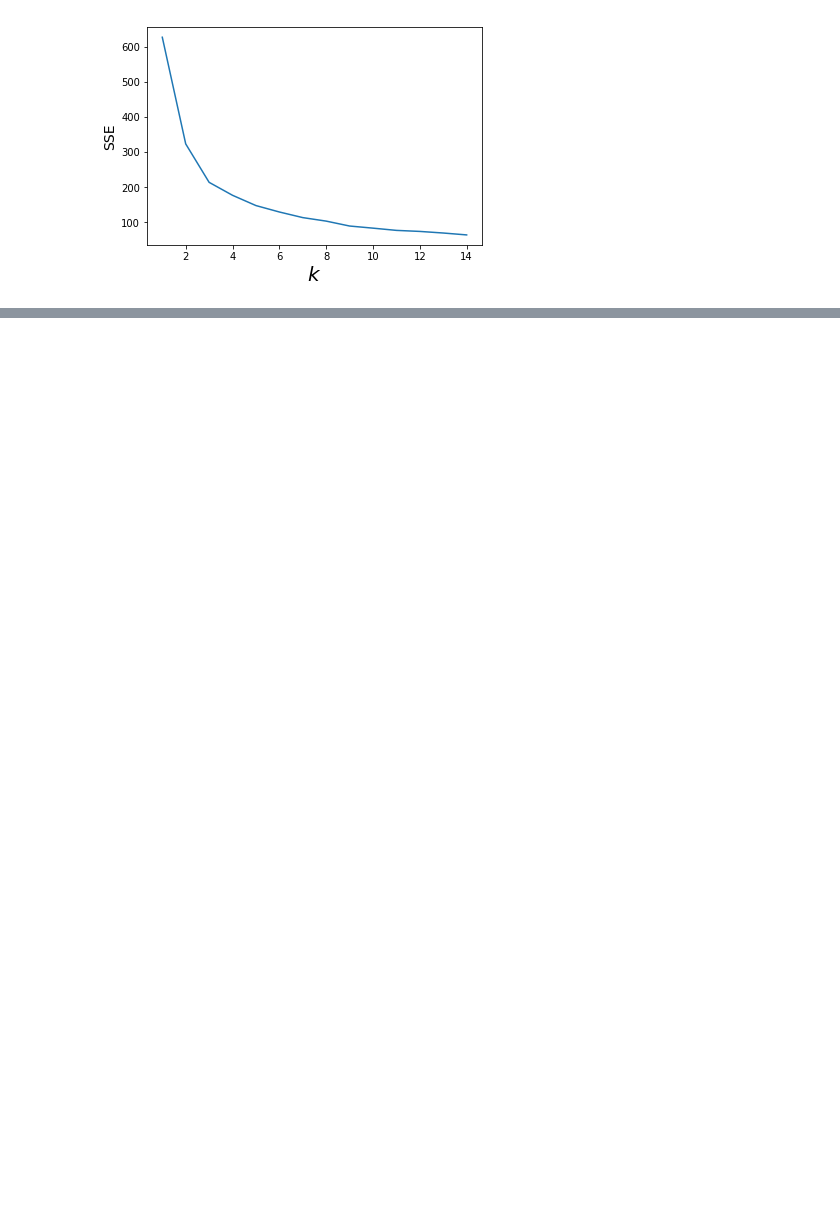
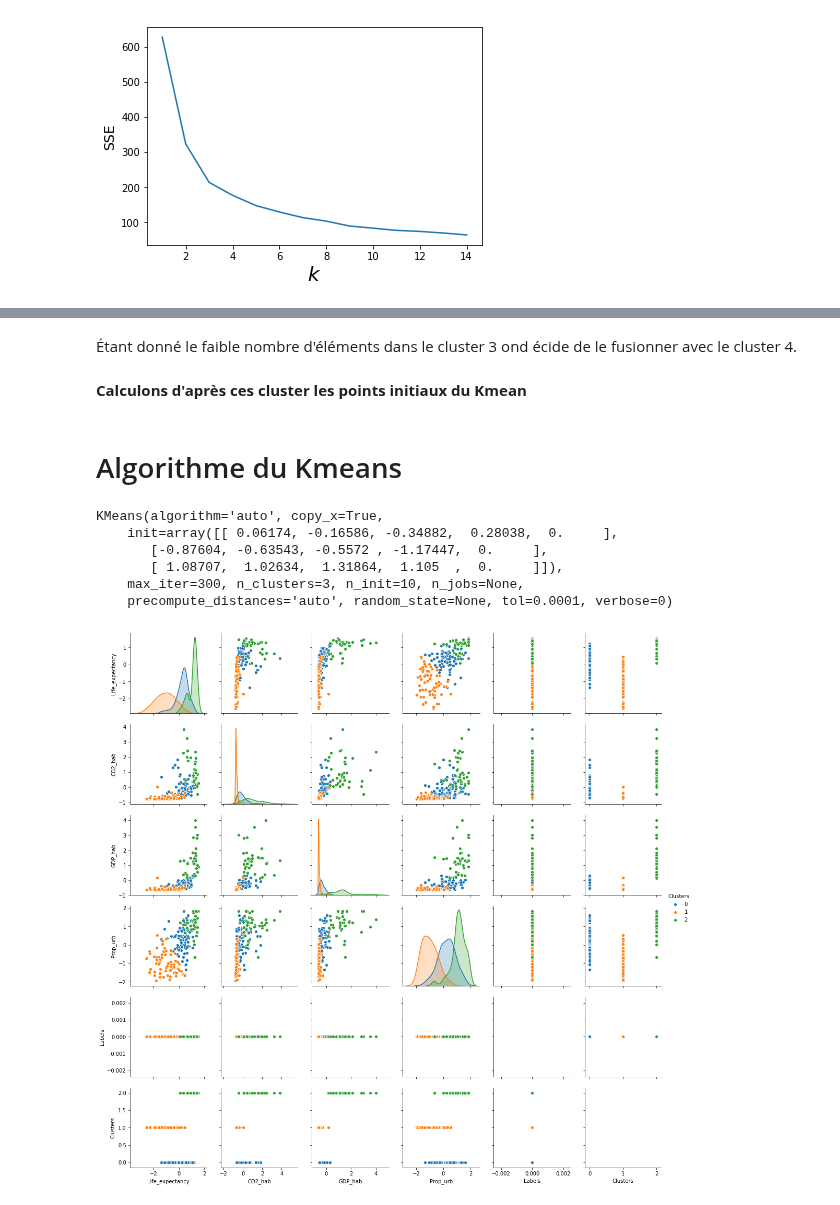
Before and after one commit to LisaNicvert/IA_project, a Jupyter notebook: IA_project_complex.ipynb, the cells around one changed output, grey strips where cells are left out. Cells and saved outputs as stored; diff of their text form; code cells hidden in the pictures; blank space fills up the shorter version.

```diff
--- a/IA_project_complex.ipynb
+++ b/IA_project_complex.ipynb
@@ -361,0 +406,7 @@ sse=kmeans_SSE(df_without_outliers)
+# %%
+clusters = fcluster(Z, max_d, criterion='distance')
+df_without_outliers_dendro_cluster = df_without_outliers.copy()
+df_without_outliers_dendro_cluster['clusters'] = clusters
+cluster_dendro_tab = pds.crosstab(index=df_without_outliers_dendro_cluster['clusters'],
+                        columns="count")
+cluster_dendro_tab
@@ -361,0 +420,30 @@ sse=kmeans_SSE(df_without_outliers)
+# %% [markdown]
+Étant donné le faible nombre d'éléments dans le cluster 3 ond écide de le fusionner avec le cluster 4.
+# %%
+for i in range(len(df_without_outliers_dendro_cluster)):
+    if df_without_outliers_dendro_cluster.iloc[i,5] == 3 :
+        df_without_outliers_dendro_cluster.iloc[i,5] = 4
+# %% [markdown]
+**Calculons d'après ces cluster les points initiaux du Kmean**
+# %%
+means = df_without_outliers_dendro_cluster.groupby('clusters').mean()
+type(means)
+Means =np.array(means)
+# %% [markdown]
+# Algorithme du Kmeans
+# %%
+km = KMeans(n_clusters=3, init = Means) # create a KMeans object
+km.fit(df_without_outliers)
+# %% [output]
+KMeans(algorithm='auto', copy_x=True,
+    init=array([[ 0.06174, -0.16586, -0.34882,  0.28038,  0.     ],
+       [-0.87604, -0.63543, -0.5572 , -1.17447,  0.     ],
+       [ 1.08707,  1.02634,  1.31864,  1.105  ,  0.     ]]),
+    max_iter=300, n_clusters=3, n_init=10, n_jobs=None,
+    precompute_distances='auto', random_state=None, tol=0.0001, verbose=0)
+# %%
+df_kmeans_labels=df_without_outliers.copy()
+df_kmeans_labels['Clusters']=km.labels_
+s=sns.pairplot(data=df_kmeans_labels,hue='Clusters')
+# %% [output]
+[figure, added]
```
Also changed, not shown: parts of 21 cells of this notebook, 1 other file.
